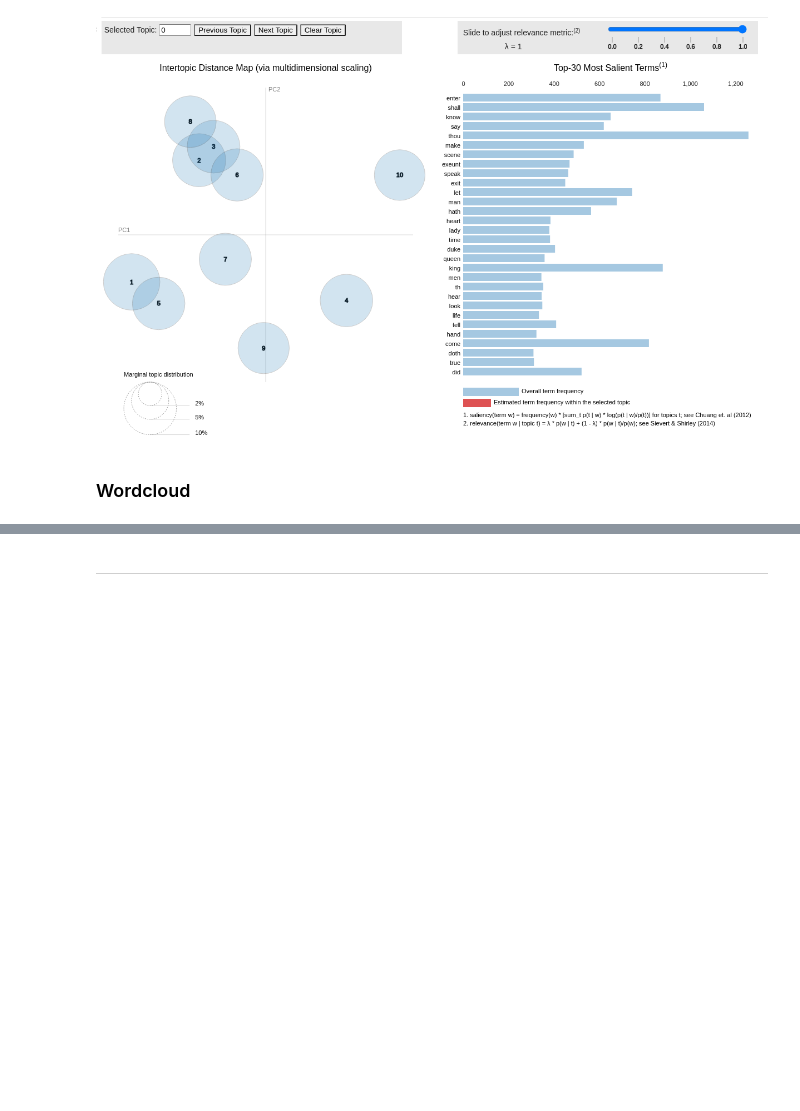
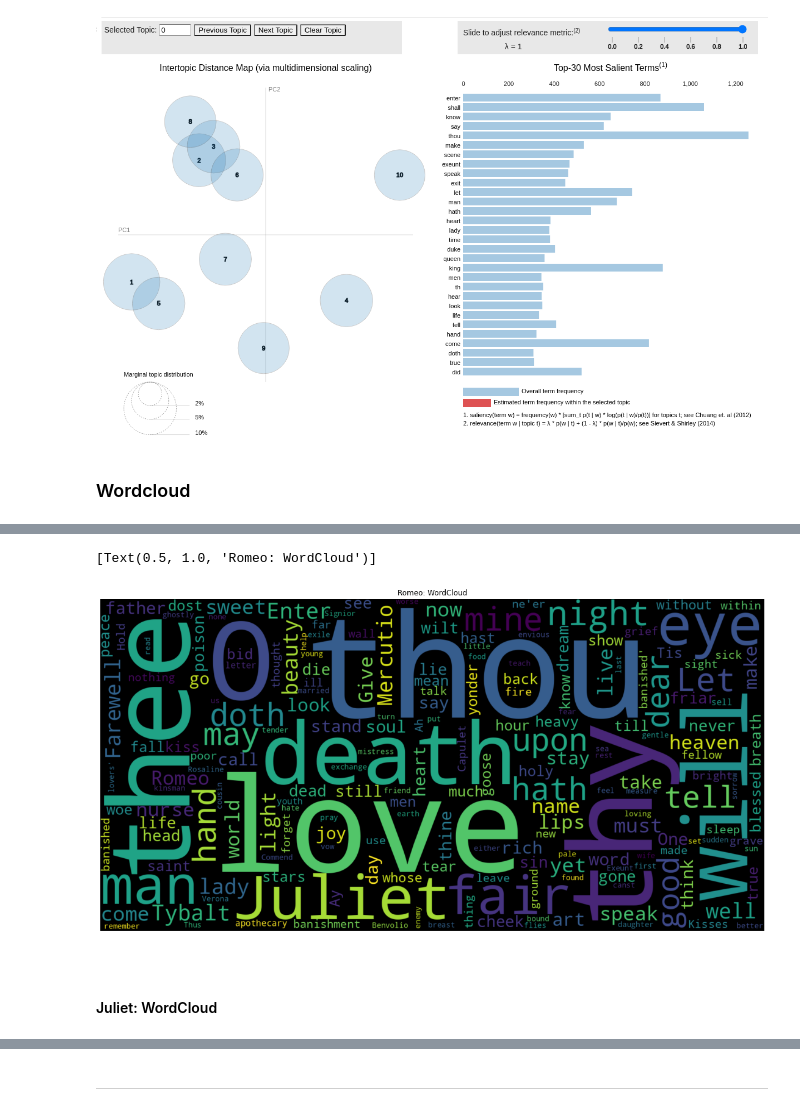
Before and after one commit to brunocampos01/federated-learning-for-text-generation, a Jupyter notebook: notebooks/1-data-undertanding_data-cleansing_ data-exploration.ipynb, the cells around one changed output, grey strips where cells are left out. Cells and saved outputs as stored; diff of their text form; code cells hidden in the pictures; blank space fills up the shorter version.

```diff
--- a/notebooks/1-data-undertanding_data-cleansing_ data-exploration.ipynb
+++ b/notebooks/1-data-undertanding_data-cleansing_ data-exploration.ipynb
@@ -531,0 +558,24 @@ tf_dataset[5000]
+# %%
+str_THE_TRAGEDY_OF_ROMEO_AND_JULIET_ROM = None
+with open('data/'\
+          'federation/'\
+          'users_split_by_pearsons/'\
+          'THE_TRAGEDY_OF_ROMEO_AND_JULIET_ROM.txt', mode='r') as rom:
+    str_THE_TRAGEDY_OF_ROMEO_AND_JULIET_ROM = rom.read()
+# %%
+wordcloud = WordCloud(background_color="black",
+                      width=1600,
+                      height=800).generate(str_THE_TRAGEDY_OF_ROMEO_AND_JULIET_ROM)
+
+# show
+fig, ax = plt.subplots(figsize=(20,10))
+ax.imshow(wordcloud, interpolation='bilinear')
+ax.set_axis_off()
+ax.set(title="Romeo: WordCloud")
+# %% [output]
+[Text(0.5, 1.0, 'Romeo: WordCloud')]
+[figure, added]
+# %% [markdown]
+<br/>
+
+#### Juliet: WordCloud
```
Also changed, not shown: parts of 46 cells of this notebook, 3 other files.
